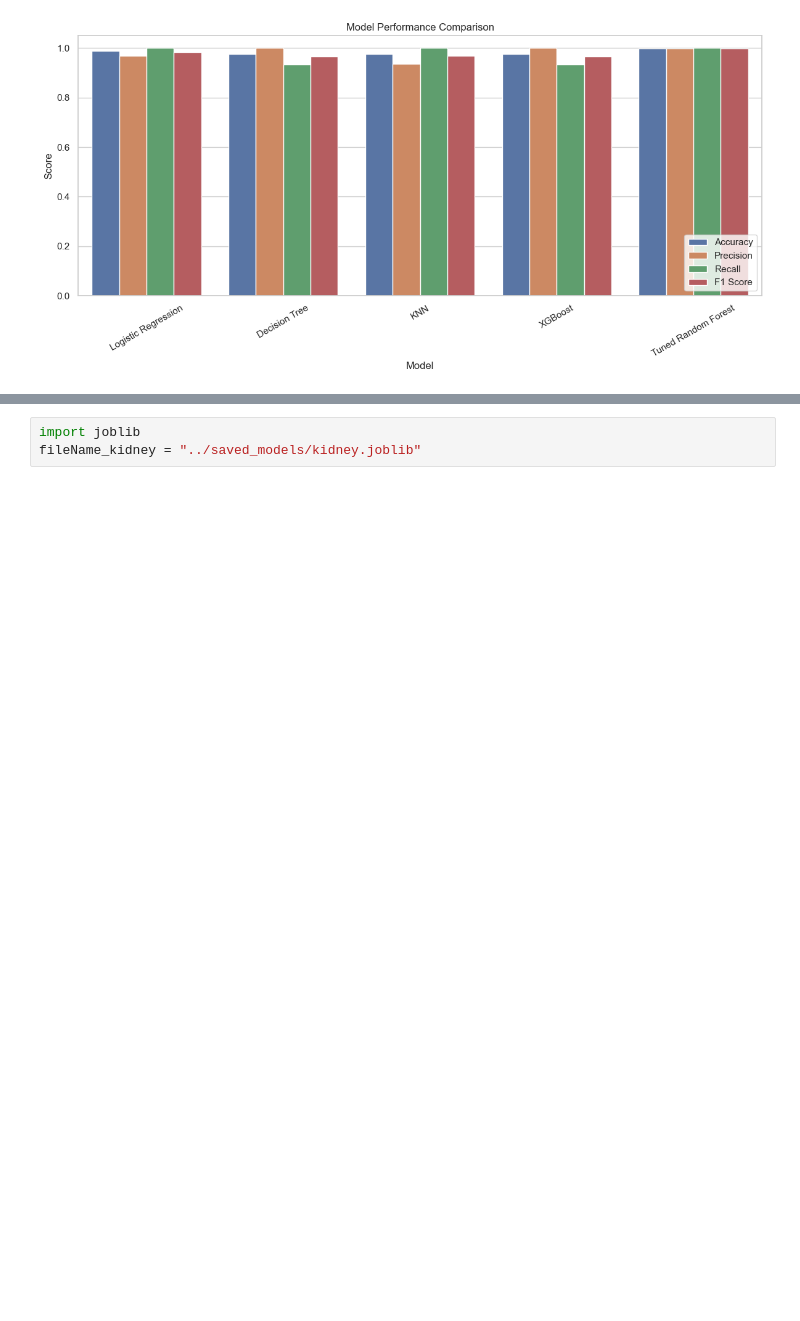
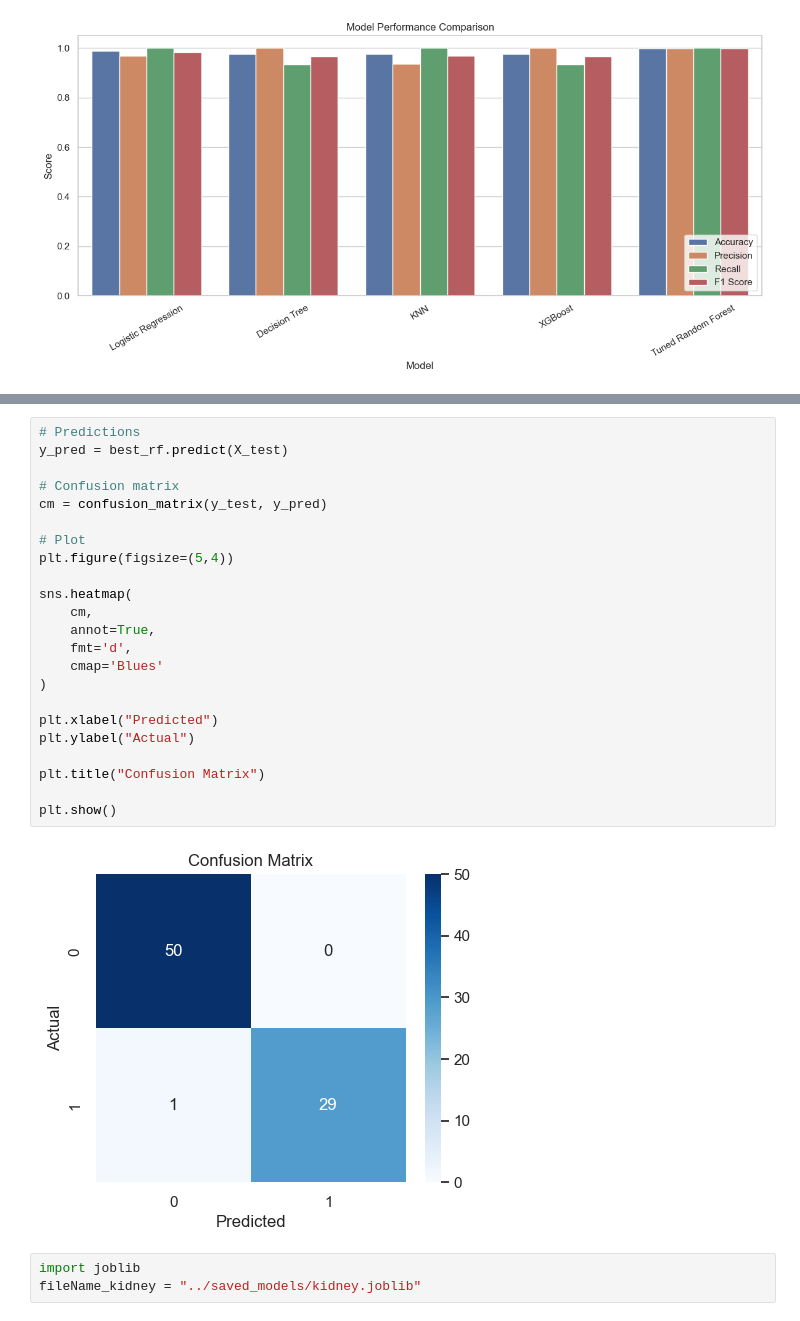
Before and after one commit to gurpreet2007/Heart_Disease_Prediction, a Jupyter notebook: notebook/kidney.ipynb, the cells around one changed output, grey strips where cells are left out. Saved outputs shown, nothing was run; the diff lists cells and outputs as text; blank space fills up the shorter version.

Commit message:
Initial commit - Multiple Disease Prediction System

```diff
--- a/notebook/kidney.ipynb
+++ b/notebook/kidney.ipynb
@@ -501,3 +518,28 @@ plt.show()
+# %%
+# Predictions
+y_pred = best_rf.predict(X_test)
+
+# Confusion matrix
+cm = confusion_matrix(y_test, y_pred)
+
+# Plot
+plt.figure(figsize=(5,4))
+
+sns.heatmap(
+    cm,
+    annot=True,
+    fmt='d',
+    cmap='Blues'
+)
+
+plt.xlabel("Predicted")
+plt.ylabel("Actual")
+
+plt.title("Confusion Matrix")
+
+plt.show()
+# %% [output]
+[figure, added]
 # %%
 import joblib
 fileName_kidney = "../saved_models/kidney.joblib"
```
Also changed, not shown: parts of 4 cells of this notebook, 26 other files.
